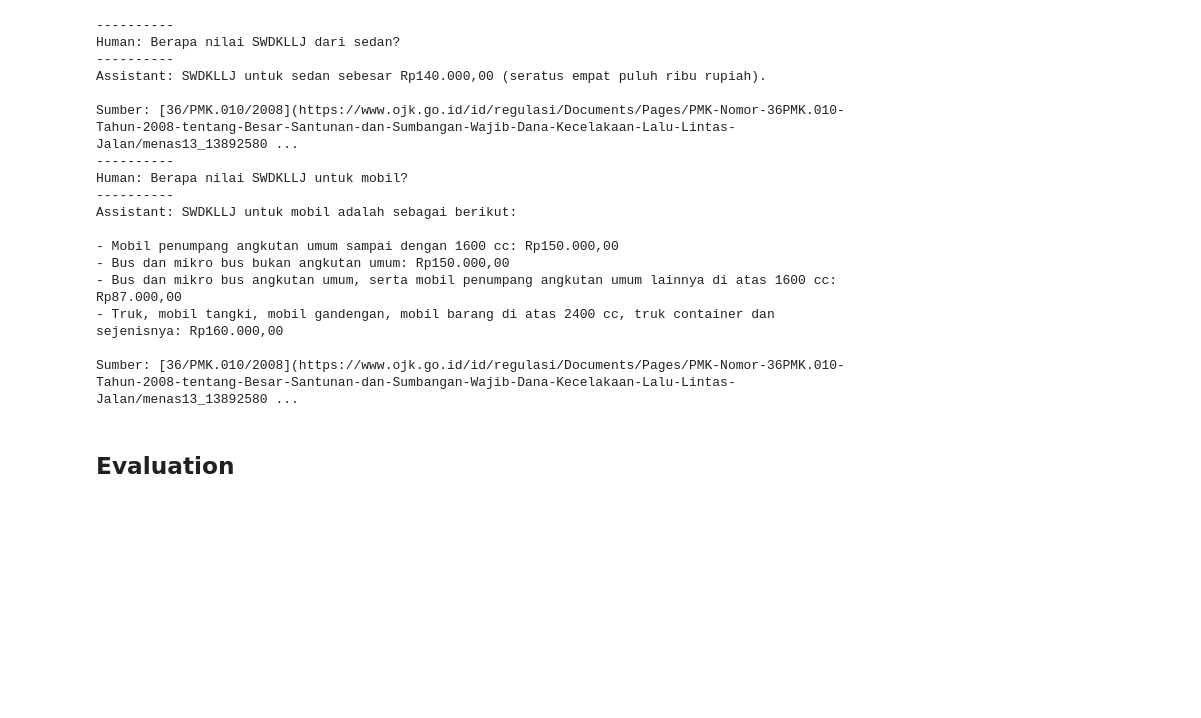
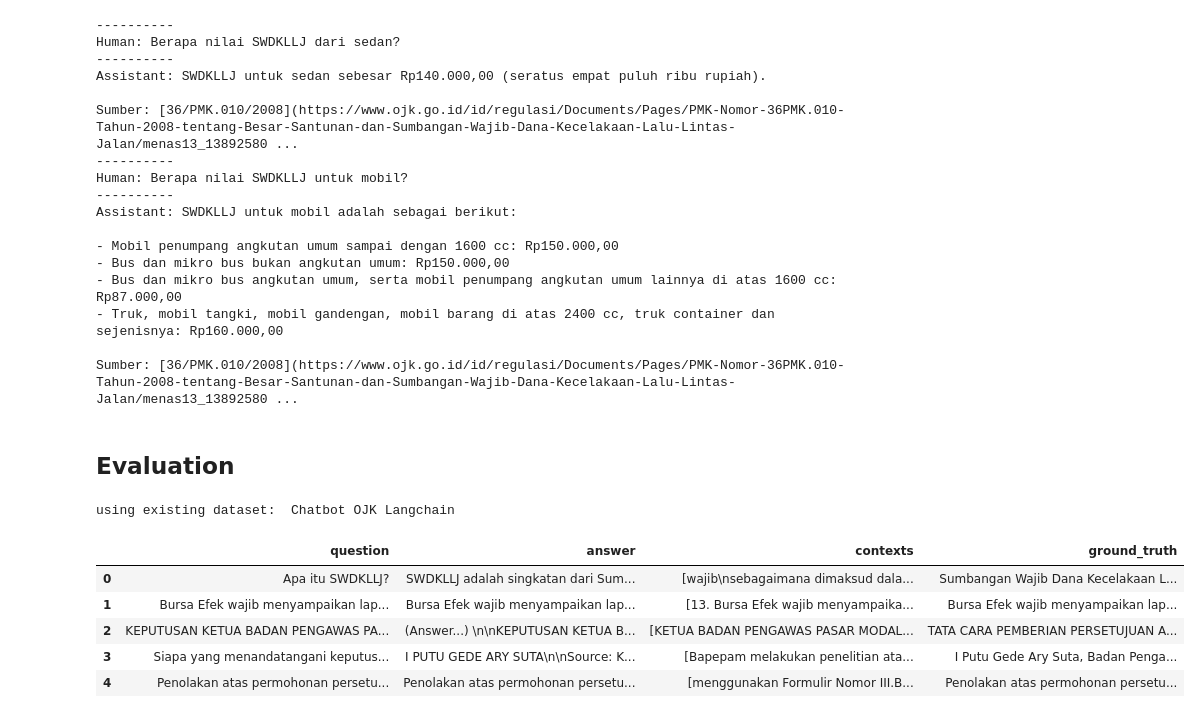
Before and after one commit to xmriz/chatbot-ojk-lc, a Jupyter notebook: main.ipynb, the cells around one changed output. Saved outputs shown, nothing was run; the diff lists cells and outputs as text; code cells hidden in the pictures; blank space fills up the shorter version.

```diff
--- a/main.ipynb
+++ b/main.ipynb
@@ -349,0 +451,58 @@ Sumber: [36/PMK.010/2008](https://www.ojk.go.id/id/regulasi/Documents/Pages/PMK-
+# %%
+from langsmith import Client
+from langsmith.utils import LangSmithError
+
+client = Client()
+dataset_name = "Chatbot OJK Langchain"
+
+try:
+    # check if dataset exists
+    dataset = client.read_dataset(dataset_name=dataset_name)
+    print("using existing dataset: ", dataset.name)
+except LangSmithError:
+    # if not create a new one with the generated query examples
+    dataset = client.create_dataset(
+        dataset_name=dataset_name, description="OJK Langchain test dataset"
+    )
+    for e in examples:
+        client.create_example(
+            inputs={"query": e["query"]},
+            outputs={"ground_truth": e["ground_truth"]},
+            dataset_id=dataset.id,
+        )
+
+    print("Created a new dataset: ", dataset.name)
+# %% [output]
+using existing dataset:  Chatbot OJK Langchain
+# %%
+from datasets import Dataset
+
+results = []
+contexts = []
+queries = eval_questions
+ground_truths = eval_answers
+
+for query in queries:
+    result = final_chain.invoke(
+        {"question": query},
+        config={
+            "configurable": {"user_id": "xmriz", "conversation_id": "conv1"}
+        },
+    )
+
+    results.append(result['answer'])
+    sources = result["context"]
+    final_sources = list(eval(sources))
+    contents = []
+    for source in final_sources:
+        contents.append(source.get('page_content'))
+    contexts.append(contents)
+
+d = {
+    "question": queries,
+    "answer": results,
+    "contexts": contexts,
+    "ground_truth": ground_truths
+}
+
+dataset = Dataset.from_dict(d)
@@ -349,0 +514,15 @@ Sumber: [36/PMK.010/2008](https://www.ojk.go.id/id/regulasi/Documents/Pages/PMK-
+# %%
+with open('dict_eval.json') as json_file:
+    d = json.load(json_file)
+# %%
+dataset = Dataset.from_dict(d)
+
+df = dataset.to_pandas()
+df.head()
+# %% [output]
+|  | question | answer | contexts | ground_truth |
+| 0 | Apa itu SWDKLLJ? | SWDKLLJ adalah singkatan dari Sum... | [wajib\nsebagaimana dimaksud dala... | Sumbangan Wajib Dana Kecelakaan L... |
+| 1 | Bursa Efek wajib menyampaikan lap... | Bursa Efek wajib menyampaikan lap... | [13. Bursa Efek wajib menyampaika... | Bursa Efek wajib menyampaikan lap... |
+| 2 | KEPUTUSAN KETUA BADAN PENGAWAS PA... | (Answer...) \n\nKEPUTUSAN KETUA B... | [KETUA BADAN PENGAWAS PASAR MODAL... | TATA CARA PEMBERIAN PERSETUJUAN A... |
+| 3 | Siapa yang menandatangani keputus... | I PUTU GEDE ARY SUTA\n\nSource: K... | [Bapepam melakukan penelitian ata... | I Putu Gede Ary Suta, Badan Penga... |
+| 4 | Penolakan atas permohonan persetu... | Penolakan atas permohonan persetu... | [menggunakan Formulir Nomor III.B... | Penolakan atas permohonan persetu... |
```
Also changed, not shown: parts of 5 cells of this notebook.
